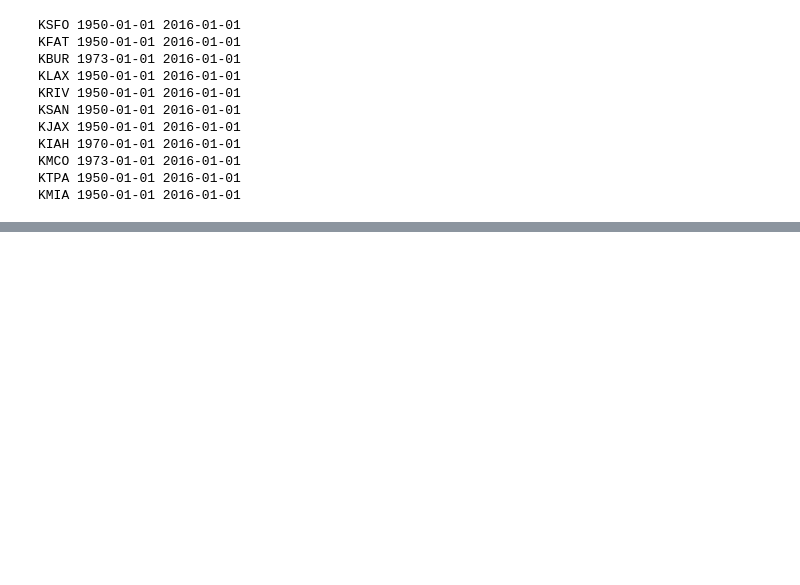
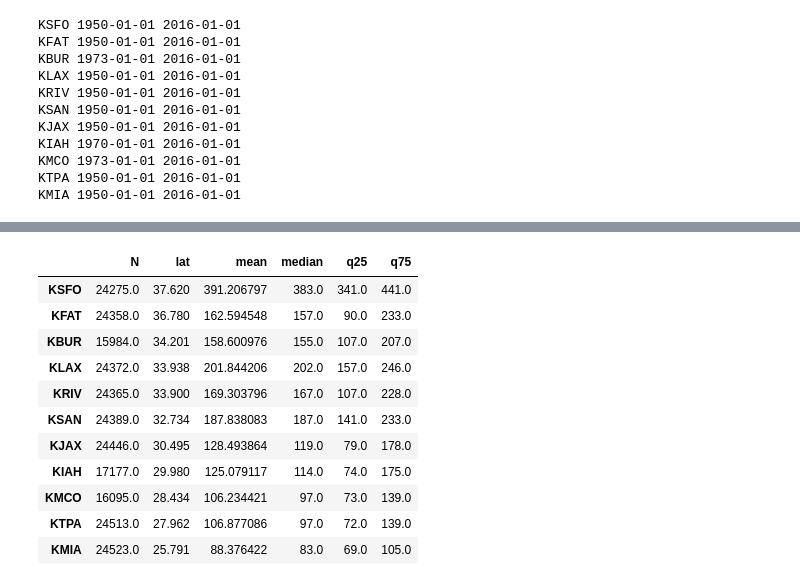
Before and after one commit to travc/paper-Predicted-MF-Quarantine-Length, a Jupyter notebook: code/Summary Figures.ipynb, the cells around one changed output, grey strips where cells are left out. Cells and saved outputs as stored; diff of their text form; code cells hidden in the pictures; blank space fills up the shorter version.

```diff
--- a/code/Summary Figures.ipynb
+++ b/code/Summary Figures.ipynb
@@ -748,0 +995,15 @@ dtype: float64
+# %%
+bmdd_stats_df
+# %% [output]
+|  | N | lat | mean | median | q25 | q75 |
+| KSFO | 24275.0 | 37.620 | 391.206797 | 383.0 | 341.0 | 441.0 |
+| KFAT | 24358.0 | 36.780 | 162.594548 | 157.0 | 90.0 | 233.0 |
+| KBUR | 15984.0 | 34.201 | 158.600976 | 155.0 | 107.0 | 207.0 |
+| KLAX | 24372.0 | 33.938 | 201.844206 | 202.0 | 157.0 | 246.0 |
+| KRIV | 24365.0 | 33.900 | 169.303796 | 167.0 | 107.0 | 228.0 |
+| KSAN | 24389.0 | 32.734 | 187.838083 | 187.0 | 141.0 | 233.0 |
+| KJAX | 24446.0 | 30.495 | 128.493864 | 119.0 | 79.0 | 178.0 |
+| KIAH | 17177.0 | 29.980 | 125.079117 | 114.0 | 74.0 | 175.0 |
+| KMCO | 16095.0 | 28.434 | 106.234421 | 97.0 | 73.0 | 139.0 |
+| KTPA | 24513.0 | 27.962 | 106.877086 | 97.0 | 72.0 | 139.0 |
+| KMIA | 24523.0 | 25.791 | 88.376422 | 83.0 | 69.0 | 105.0 |
```
Also changed, not shown: parts of 26 cells of this notebook, 11 other files.
